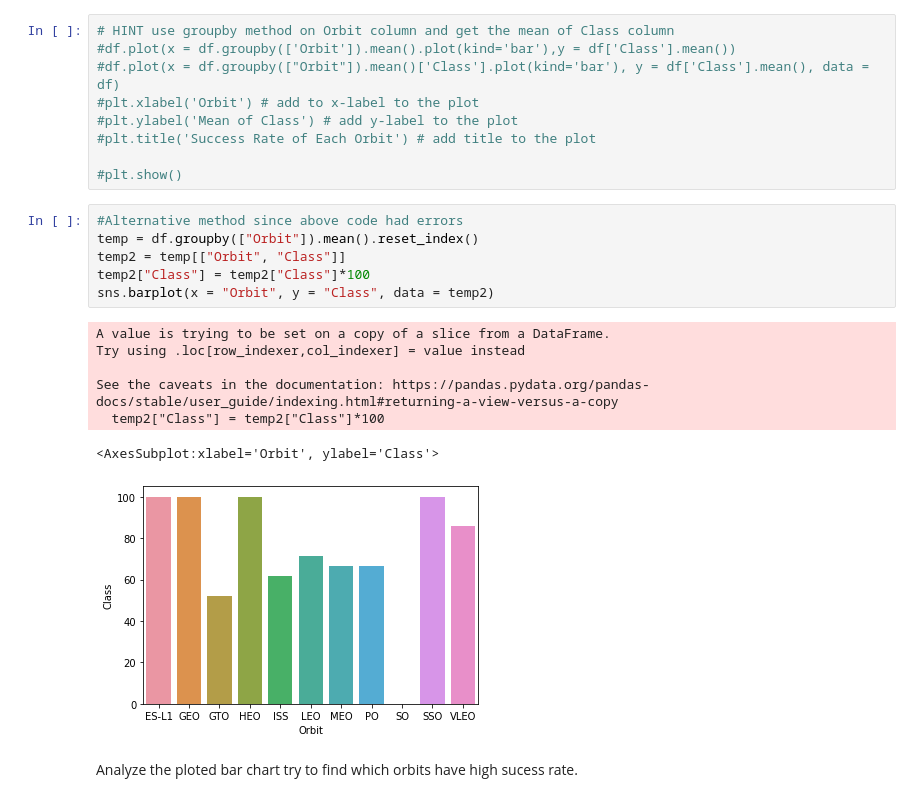
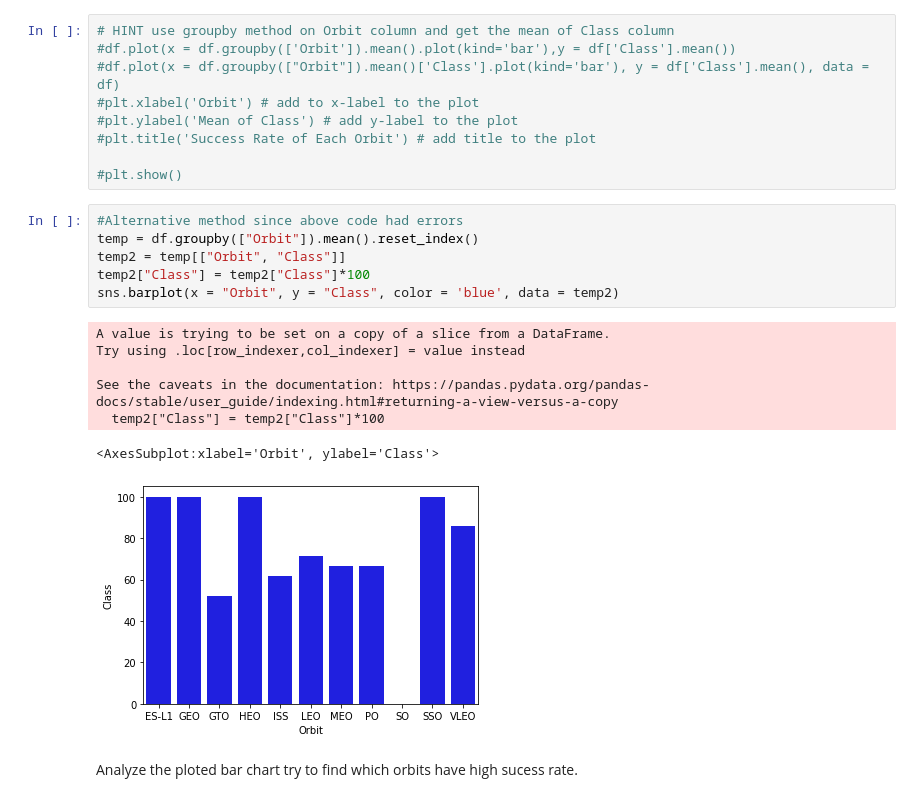
Before and after one commit to 1MrBluez1/Development, a Jupyter notebook: IBM EDA with Visualization Lab.ipynb, the cells around one changed output. Saved outputs shown, nothing was run; the diff lists cells and outputs as text.

```diff
--- a/IBM EDA with Visualization Lab.ipynb
+++ b/IBM EDA with Visualization Lab.ipynb
@@ -143,17 +143,17 @@ Name: Class, Length: 90, dtype: int64
 # %%
 #Alternative method since above code had errors
 temp = df.groupby(["Orbit"]).mean().reset_index()
 temp2 = temp[["Orbit", "Class"]]
 temp2["Class"] = temp2["Class"]*100
-sns.barplot(x = "Orbit", y = "Class", data = temp2)
+sns.barplot(x = "Orbit", y = "Class", color = 'blue', data = temp2)
 # %% [output]
 A value is trying to be set on a copy of a slice from a DataFrame.
 Try using .loc[row_indexer,col_indexer] = value instead
 
 See the caveats in the documentation: https://pandas.pydata.org/pandas-docs/stable/user_guide/indexing.html#returning-a-view-versus-a-copy
   temp2["Class"] = temp2["Class"]*100
 <AxesSubplot:xlabel='Orbit', ylabel='Class'>
-[figure, old version]
+[figure, new version]
 # %% [markdown]
 Analyze the ploted bar chart try to find which orbits have high sucess rate.
 # %% [markdown]
```
Also changed, not shown: parts of 2 cells of this notebook.
